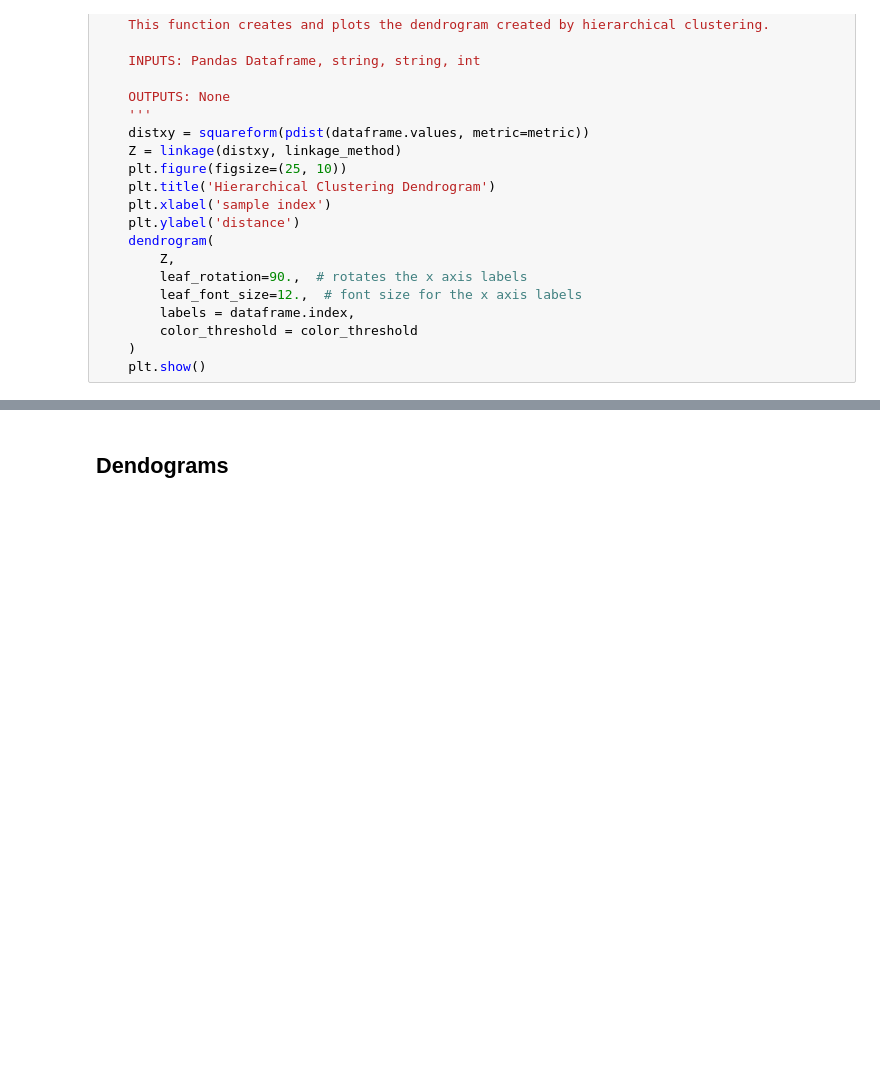
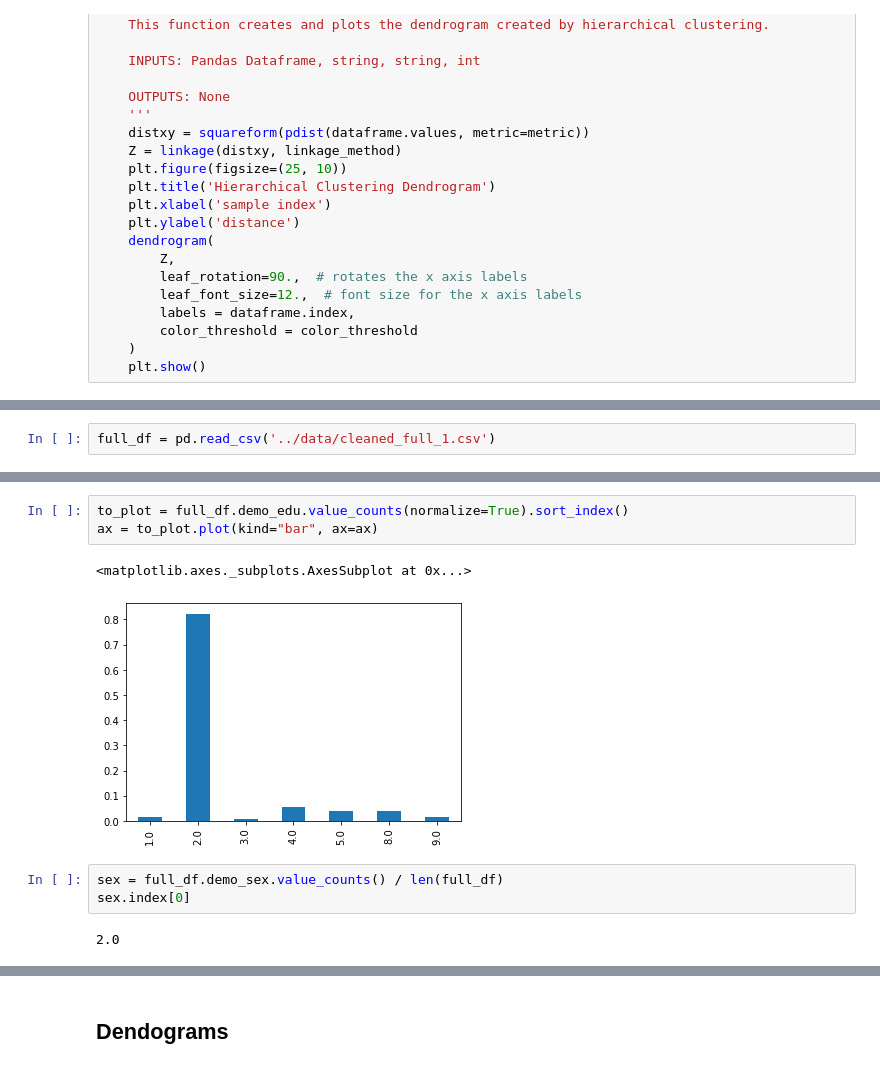
Before and after one commit to anthonybaulo/emerging-adulthood-psych-study, a Jupyter notebook: dev/EAMMI_3_model.ipynb, the cells around one changed output, grey strips where cells are left out. Drawn from its saved outputs; the diff is of its cells as text; blank space fills up the shorter version.

```diff
--- a/dev/EAMMI_3_model.ipynb
+++ b/dev/EAMMI_3_model.ipynb
@@ -165,0 +173,2 @@ nmf, topic_questions, top_n_per_person = nmf_results(df, n_topics=10, top_ques=1
+# %%
+full_df = pd.read_csv('../data/cleaned_full_1.csv')
@@ -166,3 +221,14 @@ nmf, topic_questions, top_n_per_person = nmf_results(df, n_topics=10, top_ques=1
+# %%
+to_plot = full_df.demo_edu.value_counts(normalize=True).sort_index()
+ax = to_plot.plot(kind="bar", ax=ax)
+# %% [output]
+<matplotlib.axes._subplots.AxesSubplot at 0x...>
+[figure, added]
+# %%
+sex = full_df.demo_sex.value_counts() / len(full_df)
+sex.index[0]
+# %% [output]
+2.0
 # %%
 # These are the top indices
 top_n_per_person[:5]
```
Also changed, not shown: parts of 19 cells of this notebook, 2 other files.
